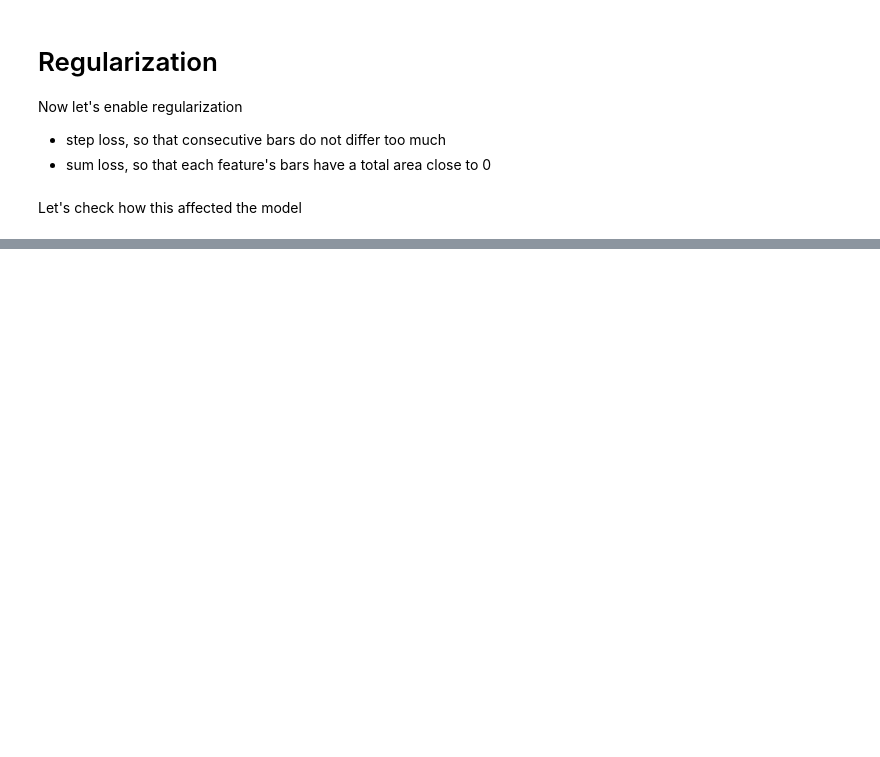
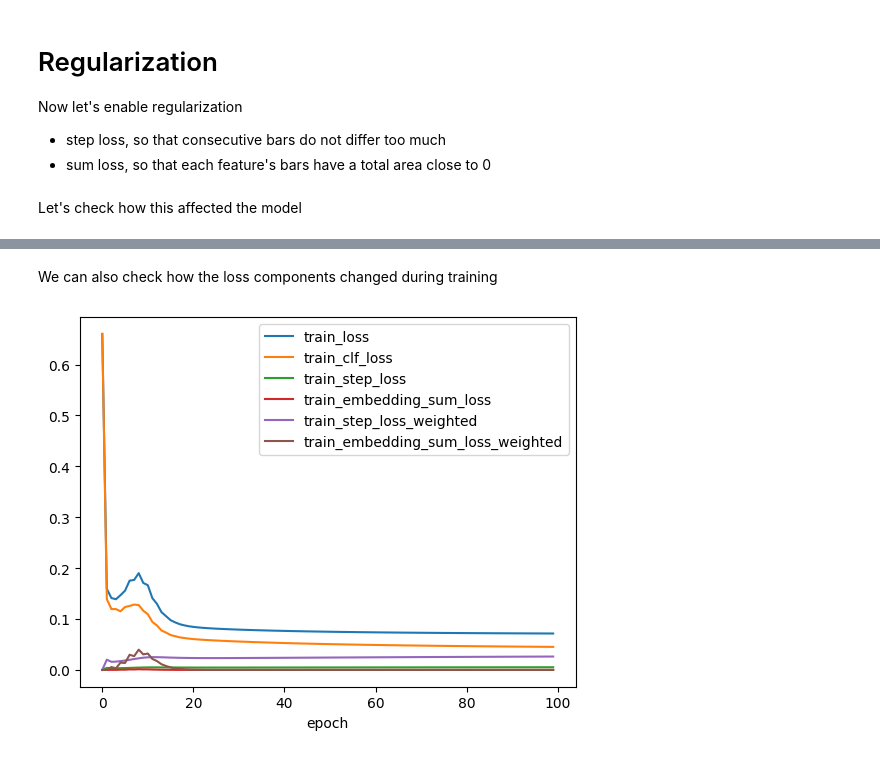
Before and after one commit to Sagenso/MIRAD, a Jupyter notebook: notebooks/tutorial.ipynb, the cells around one changed output, grey strips where cells are left out. Saved outputs shown, nothing was run; the diff lists cells and outputs as text; code cells hidden in the pictures; blank space fills up the shorter version.

```diff
--- a/notebooks/tutorial.ipynb
+++ b/notebooks/tutorial.ipynb
@@ -74,0 +95,6 @@ model_regularized.visualize(feature_names=X.columns, subset=X.columns[:2])
+# %% [markdown]
+We can also check how the loss components changed during training
+# %%
+model_regularized.plot_training_history()
+# %% [output]
+[figure, added]
```
Also changed, not shown: parts of 10 cells of this notebook.
